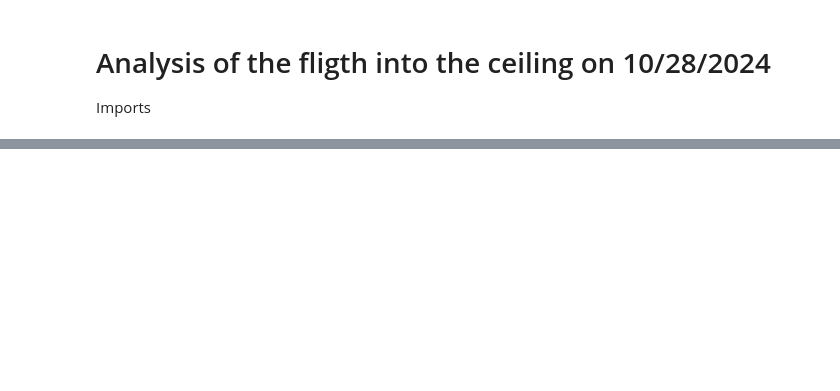
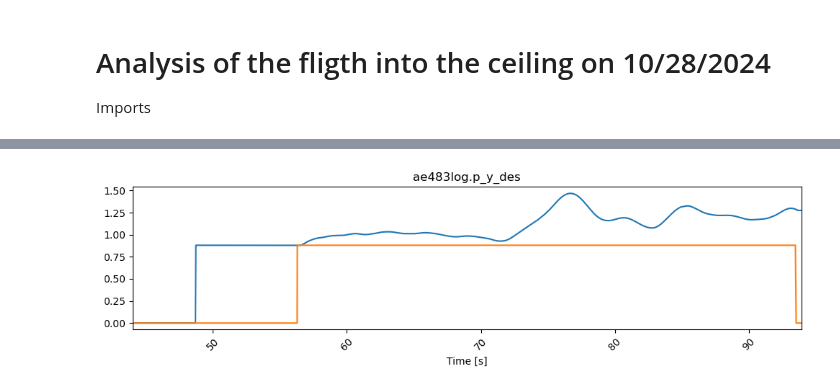
Before and after one commit to danthoney123/AE483FinalProject, a Jupyter notebook: crazyflie-client/testing/flight_analysis.ipynb, the cells around one changed output, grey strips where cells are left out. Saved outputs shown, nothing was run; the diff lists cells and outputs as text; code cells hidden in the pictures; blank space fills up the shorter version.

```diff
--- a/crazyflie-client/testing/flight_analysis.ipynb
+++ b/crazyflie-client/testing/flight_analysis.ipynb
@@ -174,0 +208,9 @@ plot_drone_data_ontop('hardware_data.json', plot_keys, start_trim=35.0, end_trim
+# %%
+plot_keys = [
+"ae483log.p_y",
+'ae483log.p_y_des',
+             ]
+
+plot_drone_data_ontop('hardware_data.json', plot_keys, start_trim=0.0, end_trim=0.0)
+# %% [output]
+[figure, added]
```
Also changed, not shown: parts of 6 cells of this notebook, 3 other files.
